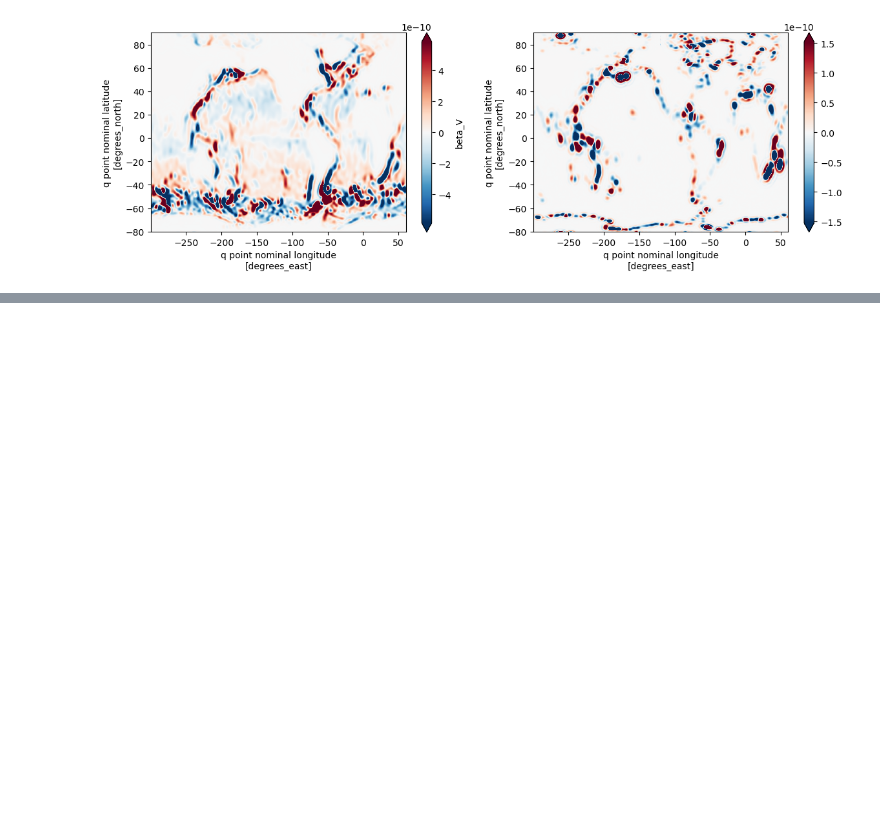
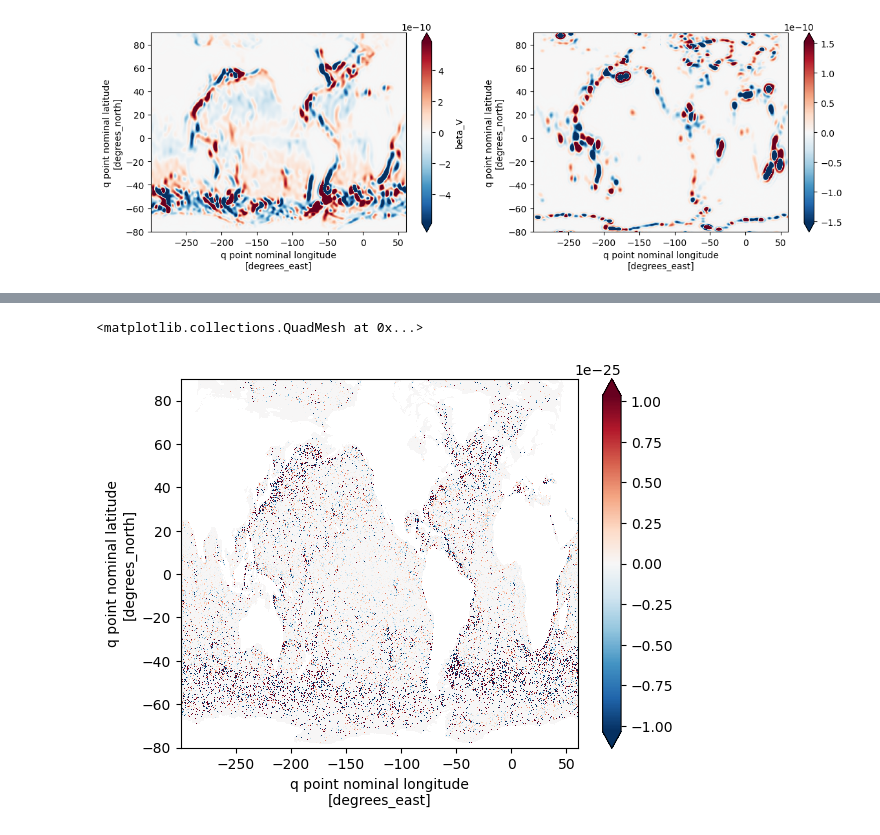
Before and after one commit to hmkhatri/Barotropic_Vorticity_Analysis_GCM, a Jupyter notebook: Analysis/Vorticity-gcm-filters.ipynb, the cells around one changed output, grey strips where cells are left out. Drawn from its saved outputs; the diff is of its cells as text; code cells hidden in the pictures; blank space fills up the shorter version.

```diff
--- a/Analysis/Vorticity-gcm-filters.ipynb
+++ b/Analysis/Vorticity-gcm-filters.ipynb
@@ -132,5 +132,11 @@ filter_tripolar_regular_with_land = gcm_filters.Filter(filter_scale=factor, dx_m
 print(filter_tripolar_regular_with_land)
 
 %time ds_smooth = filter_tripolar_regular_with_land.apply(ds2.fillna(0.), dims=['yq', 'xq'])
+
+ds_tmp = ds2.get(['beta_V', 'BPT'])
+ds_tmp['beta_V_half'] = 0.5 * ds_tmp['beta_V']
+ds_tmp['sum'] = ds_tmp['beta_V'] + ds_tmp['BPT']
+
+%time ds_tmp_smooth = filter_tripolar_regular_with_land.apply(ds_tmp.fillna(0.), dims=['yq', 'xq'])
 # %% [output]
 Filter(filter_scale=20, dx_min=1, filter_shape=<FilterShape.TAPER: 2>, transition_width=3.141592653589793, ndim=2, n_steps=78, grid_type=<GridType.REGULAR_AREA_WEIGHTED: 2>)
@@ -166,0 +191,5 @@ np.isnan(ds2['beta_V']).plot()
+# %%
+(ds_tmp['sum'] - ds_tmp['beta_V'] - ds_tmp['BPT']).plot(robust=True)
+# %% [output]
+<matplotlib.collections.QuadMesh at 0x...>
+[figure, added]
```
Also changed, not shown: parts of 4 cells of this notebook.
